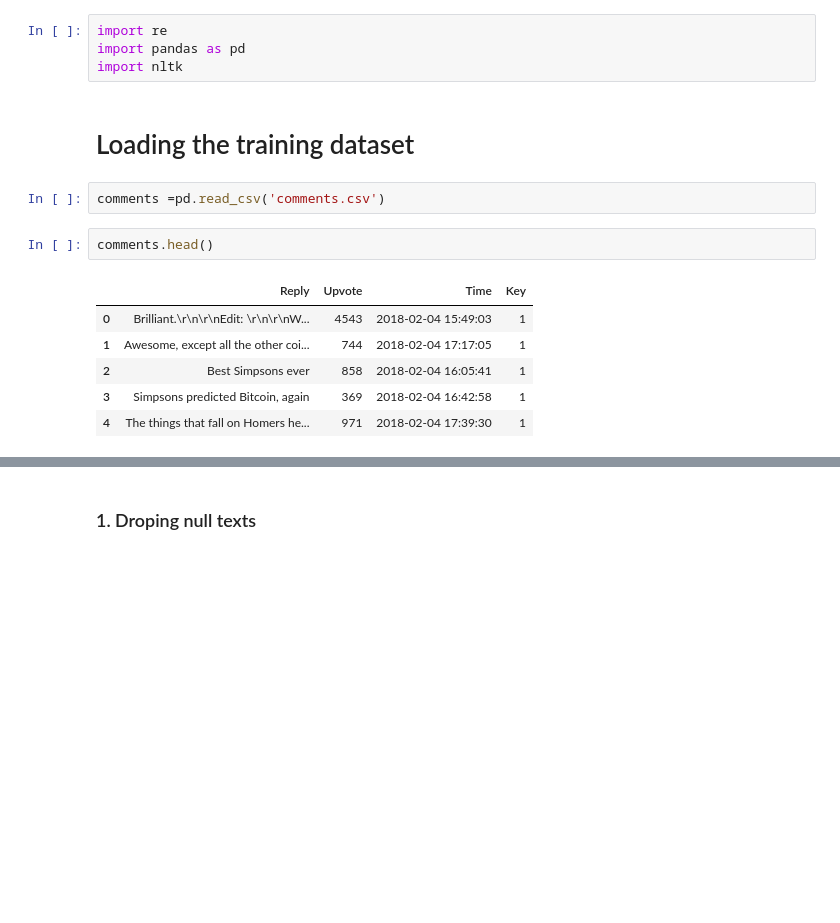
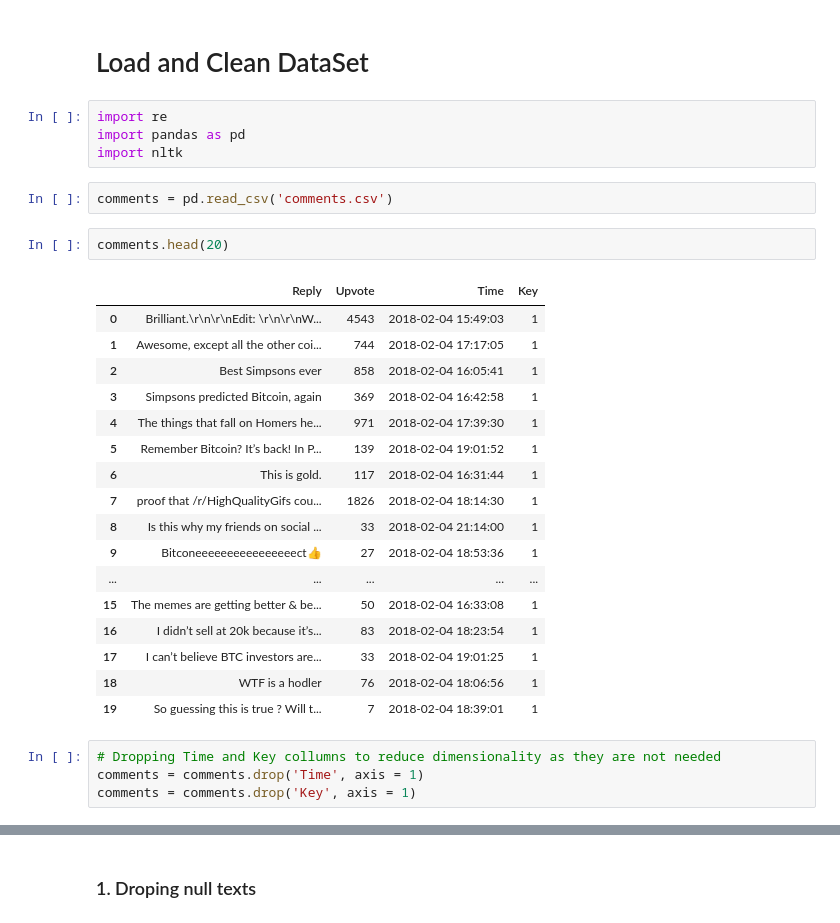
Before and after one commit to mikeFam/MSA_2020_Phase2_DataScience, a Jupyter notebook: Business_Case/BitCoinSentimentAnalysis.ipynb, the cells around one changed output, grey strips where cells are left out. Saved outputs shown, nothing was run; the diff lists cells and outputs as text; blank space fills up the shorter version.

```diff
--- a/Business_Case/BitCoinSentimentAnalysis.ipynb
+++ b/Business_Case/BitCoinSentimentAnalysis.ipynb
@@ -1,20 +8,35 @@
+# %% [markdown]
+# Load and Clean DataSet
 # %%
 import re
 import pandas as pd
 import nltk
-# %% [markdown]
-# Loading the training dataset
 # %%
-comments =pd.read_csv('comments.csv')
+comments = pd.read_csv('comments.csv')
 # %%
-comments.head()
+comments.head(20)
 # %% [output]
 |  | Reply | Upvote | Time | Key |
 | 0 | Brilliant.\r\n\r\nEdit: \r\n\r\nW... | 4543 | 2018-02-04 15:49:03 | 1 |
 | 1 | Awesome, except all the other coi... | 744 | 2018-02-04 17:17:05 | 1 |
 | 2 | Best Simpsons ever | 858 | 2018-02-04 16:05:41 | 1 |
 | 3 | Simpsons predicted Bitcoin, again | 369 | 2018-02-04 16:42:58 | 1 |
 | 4 | The things that fall on Homers he... | 971 | 2018-02-04 17:39:30 | 1 |
+| 5 | Remember Bitcoin? It’s back! In P... | 139 | 2018-02-04 19:01:52 | 1 |
+| 6 | This is gold. | 117 | 2018-02-04 16:31:44 | 1 |
+| 7 | proof that /r/HighQualityGifs cou... | 1826 | 2018-02-04 18:14:30 | 1 |
+| 8 | Is this why my friends on social ... | 33 | 2018-02-04 21:14:00 | 1 |
+| 9 | Bitconeeeeeeeeeeeeeeeect👍 | 27 | 2018-02-04 18:53:36 | 1 |
+| ... | ... | ... | ... | ... |
+| 15 | The memes are getting better & be... | 50 | 2018-02-04 16:33:08 | 1 |
+| 16 | I didn’t sell at 20k because it’s... | 83 | 2018-02-04 18:23:54 | 1 |
+| 17 | I can’t believe BTC investors are... | 33 | 2018-02-04 19:01:25 | 1 |
+| 18 | WTF is a hodler | 76 | 2018-02-04 18:06:56 | 1 |
+| 19 | So guessing this is true ? Will t... | 7 | 2018-02-04 18:39:01 | 1 |
+# %%
+# Dropping Time and Key collumns to reduce dimensionality as they are not needed
+comments = comments.drop('Time', axis = 1)
+comments = comments.drop('Key', axis = 1)
 # %%
 comments.shape
 # %% [output]
```
Also changed, not shown: parts of 50 cells of this notebook, 2 other files.
